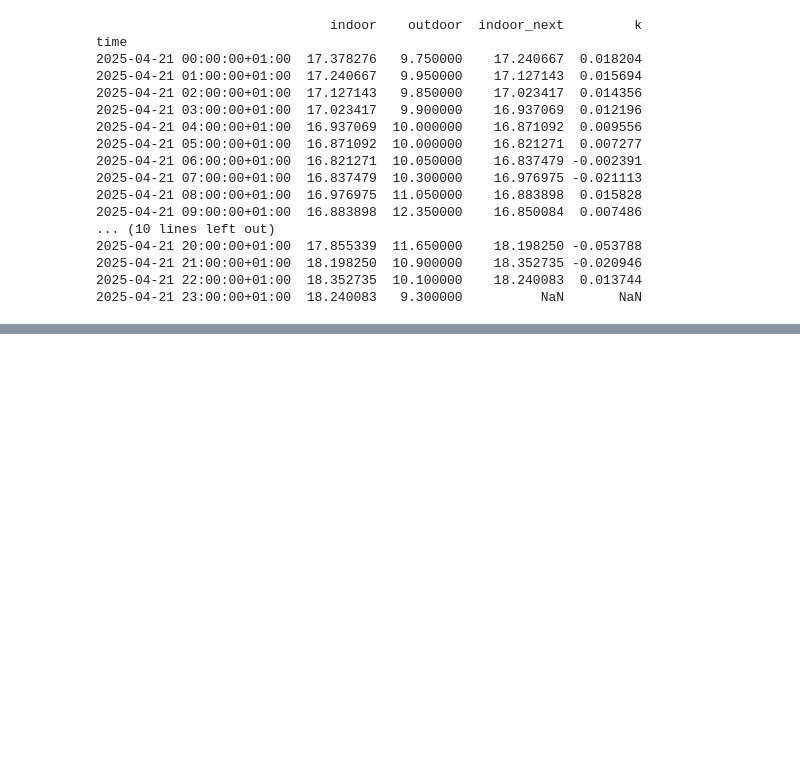
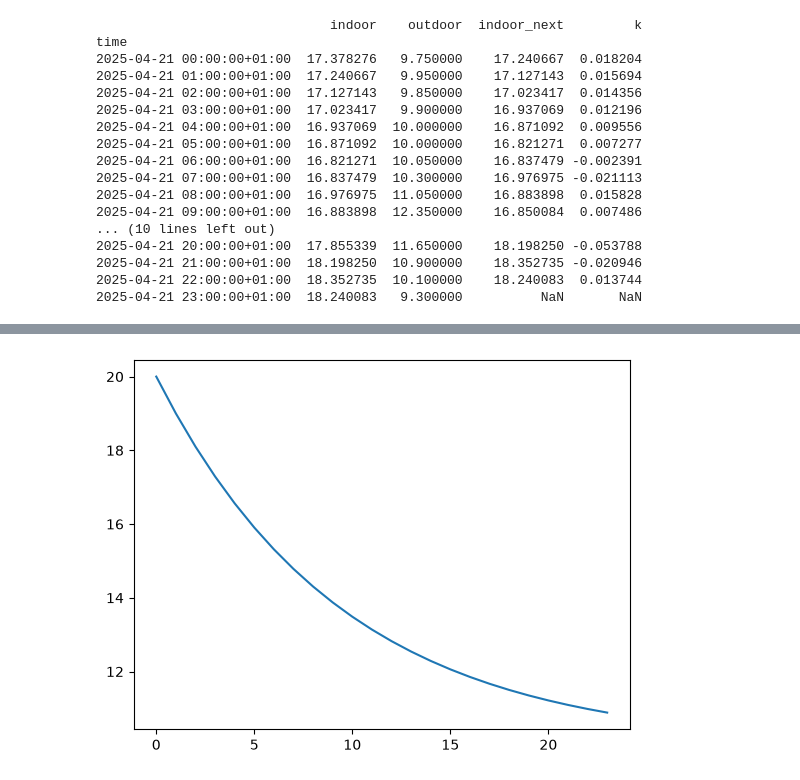
Before and after one commit to AlsworthN/House-Heating, a Jupyter notebook: test.ipynb, the cells around one changed output, grey strips where cells are left out. Saved outputs shown, nothing was run; the diff lists cells and outputs as text; code cells hidden in the pictures; blank space fills up the shorter version.

```diff
--- a/test.ipynb
+++ b/test.ipynb
@@ -170,0 +199,19 @@ time
+# %%
+T0 = 20
+Tout = 10
+k = 0.1
+dt = 1
+hours = 24
+times = []
+temps = [T0]
+for t in range(0,hours):
+    times.append(t)
+    T = temps[t]
+    newtemp = T + (dt*(-1*k*((T - Tout))))
+    temps.append(newtemp)
+
+temps.pop()
+plt.plot(times,temps)
+plt.show()
+# %% [output]
+[figure, added]
```
Also changed, not shown: parts of 1 cell of this notebook.
